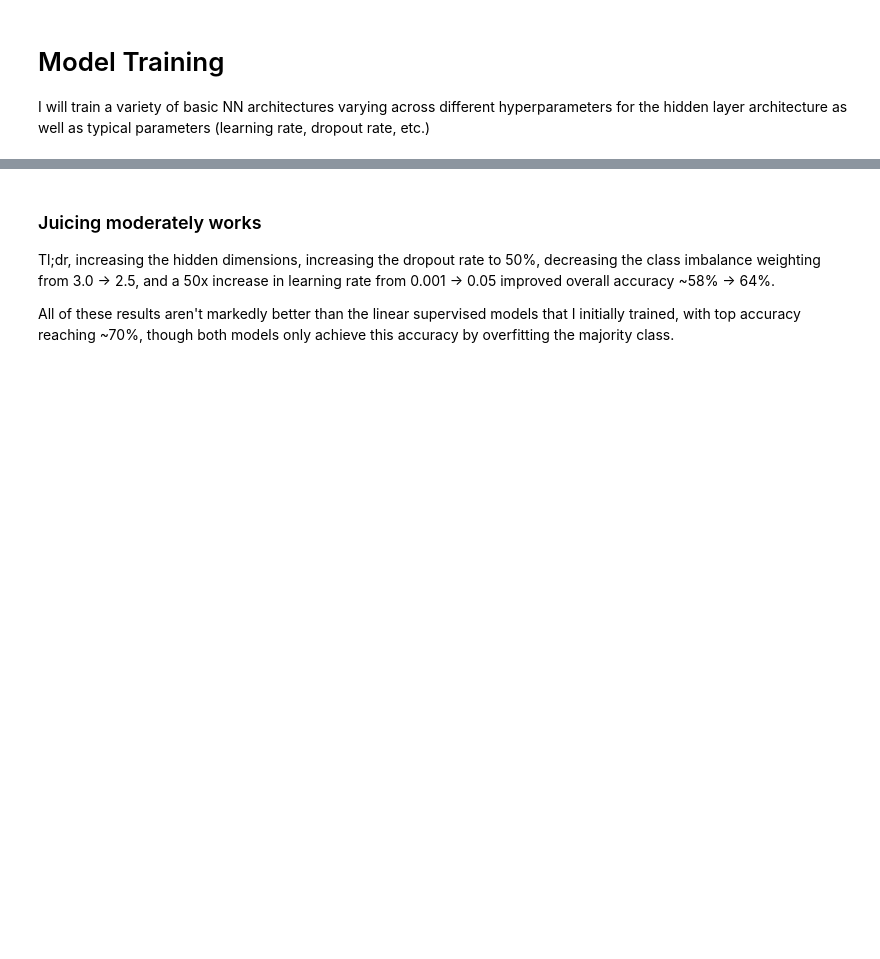
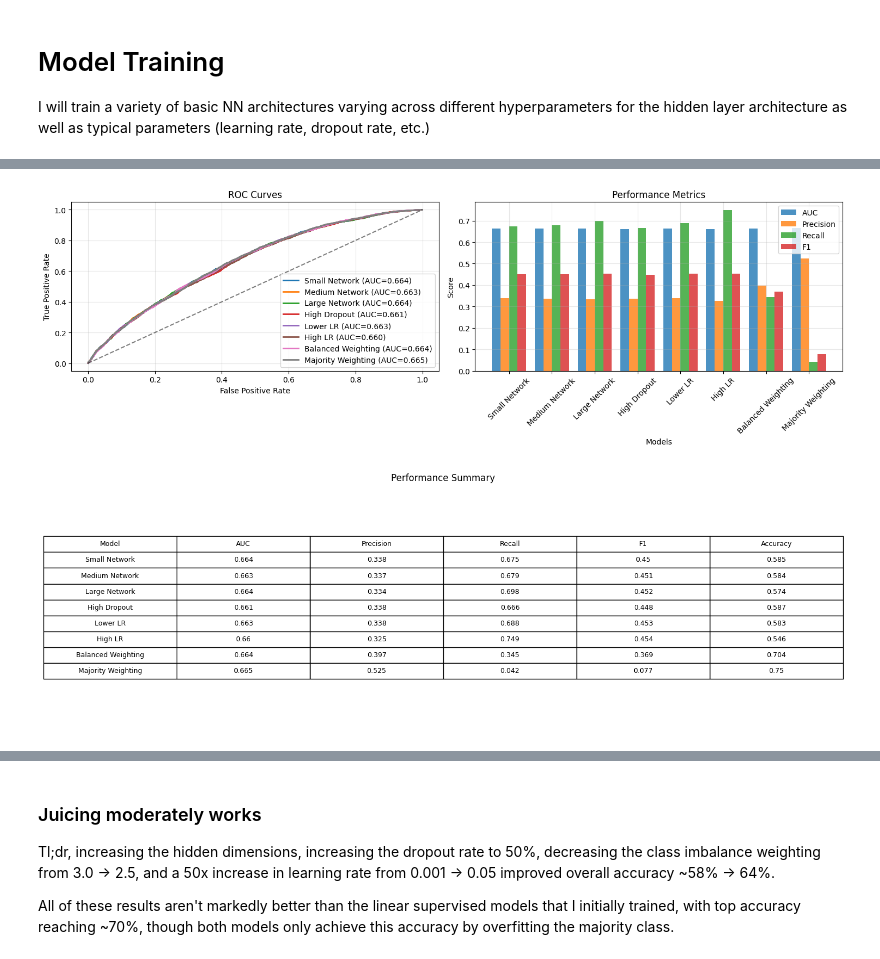
Before and after one commit to gbangban/ml-supervised-kim, a Jupyter notebook: 5. Deep Learning Model Training.ipynb, the cells around one changed output, grey strips where cells are left out. Drawn from its saved outputs; the diff is of its cells as text; code cells hidden in the pictures; blank space fills up the shorter version.

```diff
--- a/5. Deep Learning Model Training.ipynb
+++ b/5. Deep Learning Model Training.ipynb
@@ -209,18 +209,30 @@ class NYPDModelTrainer:
         }
 
 # Usage Example:
-def run_nypd_force_model(X, y, hidden_sizes=[128, 64, 32], dropout_rate=0.3, class_weighting = 3.0, lr=0.001, name="Unknown", verbose=False):
+def run_nypd_force_model(X, y, architecture_params=None, name="Unknown", verbose=False):
     """
     Main function to run the NYPD force prediction model
     X, y should come from your prepare_model_features() function
     """
+    default_params = {
+        'hidden_sizes': [128, 64, 32],
+        'dropout_rate': 0.3,
+        'class_weighting': 3.0,
+        'lr': 0.001
+    }
+
+    # Merge with provided parameters
+    if architecture_params is None:
+        architecture_params = {}
+
+    params = {**default_params, **architecture_params}
 
     # Initialize model
     input_size = X.shape[1]
     model = NYPDForcePredictor(
         input_size=input_size,
-        hidden_sizes=hidden_sizes,
-        dropout_rate=dropout_rate,
+        hidden_sizes=params['hidden_sizes'],
+        dropout_rate=params['dropout_rate'],
     )
 
     # Initialize trainer
@@ -236,8 +248,8 @@ def run_nypd_force_model(X, y, hidden_sizes=[128, 64, 32], dropout_rate=0.3, cla
     train_loader, test_loader, X_test, y_test = trainer.prepare_data(X, y)
 
     # Train model
-    print("\nStarting training...")
-    train_losses = trainer.train(train_loader, test_loader, epochs=100, class_weighting=class_weighting, lr=lr)
+    print(f"\nStarting training on {name}...")
+    train_losses = trainer.train(train_loader, test_loader, epochs=100, class_weighting=params['class_weighting'], lr=params['lr'])
 
     # Evaluate model
     verbose and print("\nEvaluating model...")
@@ -625,3 +489,4 @@ Confusion Matrix:
 # %%
-trainer, results = run_nypd_force_model(X, y,hidden_sizes=[256,128,64],  dropout_rate=.5, class_weighting=2.5, lr=0.05)
+comparison = experiment_with_architectures(X, y)
+# comparison.print_summary()
 # %% [output]
@@ -644,0 +510,6 @@ Confusion Matrix:
+# %%
+comparison.plot_comparison()
+comparison.plot_summary_table()
+# %% [output]
+[figure, added]
+[figure, added]
```
Also changed, not shown: parts of 18 cells of this notebook, 1 other file.
